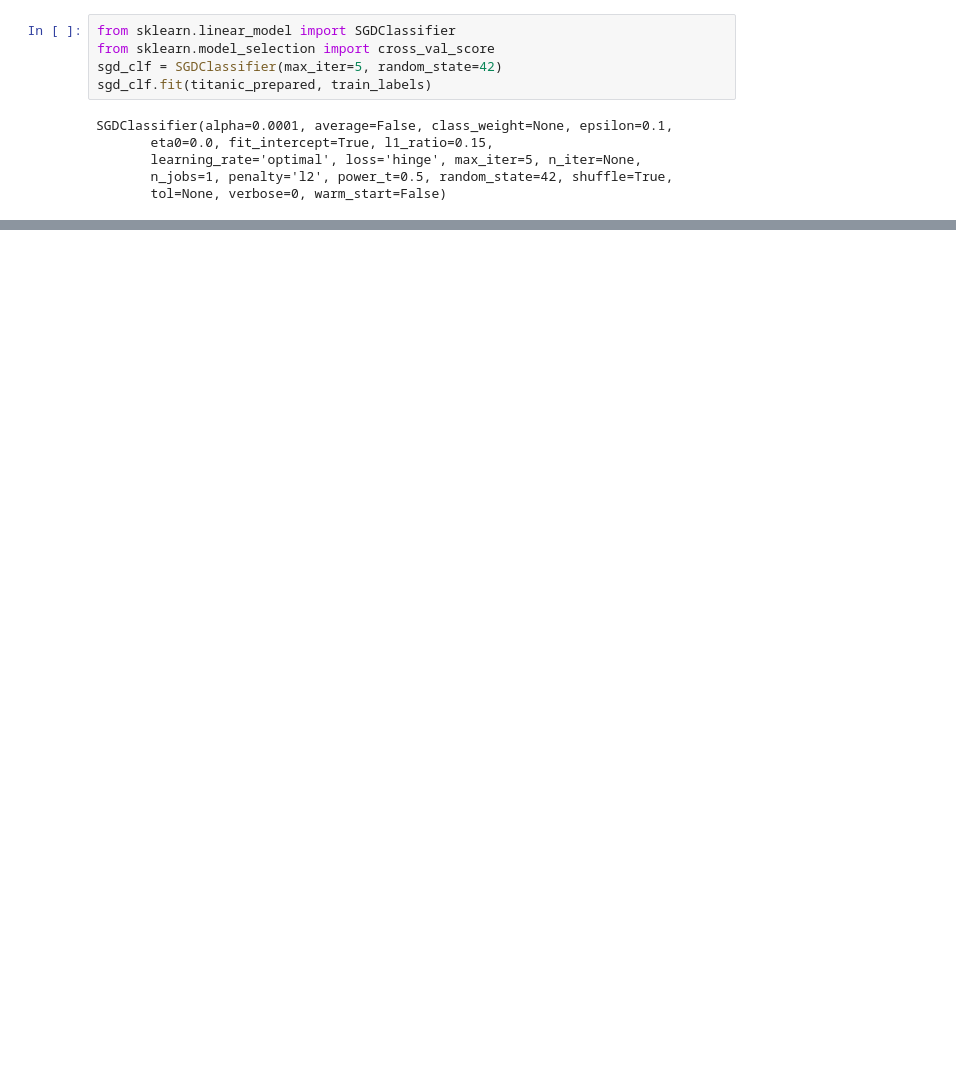
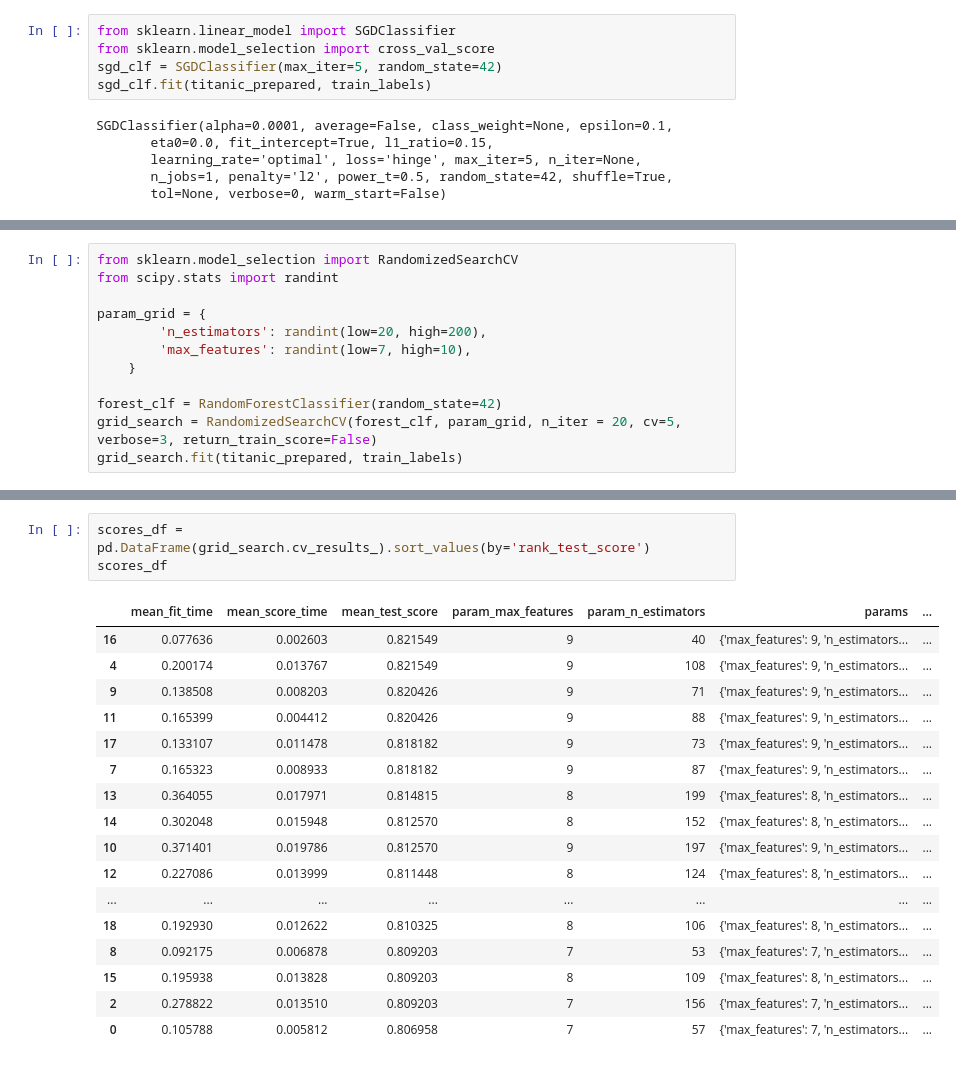
Before and after one commit to NickSandel/Titanic_ML_Intro, a Jupyter notebook: Titanic Final.ipynb, the cells around one changed output, grey strips where cells are left out. Drawn from its saved outputs; the diff is of its cells as text; blank space fills up the shorter version.

```diff
--- a/Titanic Final.ipynb
+++ b/Titanic Final.ipynb
@@ -185,0 +237,12 @@ array([0.80252101, 0.8185654 , 0.81434599])
+# %%
+from sklearn.model_selection import RandomizedSearchCV
+from scipy.stats import randint
+
+param_grid = {
+        'n_estimators': randint(low=20, high=200),
+        'max_features': randint(low=7, high=10),
+    }
+
+forest_clf = RandomForestClassifier(random_state=42)
+grid_search = RandomizedSearchCV(forest_clf, param_grid, n_iter = 20, cv=5, verbose=3, return_train_score=False)
+grid_search.fit(titanic_prepared, train_labels)
@@ -185,0 +324,21 @@ array([0.80252101, 0.8185654 , 0.81434599])
+# %%
+scores_df = pd.DataFrame(grid_search.cv_results_).sort_values(by='rank_test_score')
+scores_df
+# %% [output]
+|  | mean_fit_time | mean_score_time | mean_test_score | param_max_features | param_n_estimators | params | ... |
+| 16 | 0.077636 | 0.002603 | 0.821549 | 9 | 40 | {'max_features': 9, 'n_estimators... | ... |
+| 4 | 0.200174 | 0.013767 | 0.821549 | 9 | 108 | {'max_features': 9, 'n_estimators... | ... |
+| 9 | 0.138508 | 0.008203 | 0.820426 | 9 | 71 | {'max_features': 9, 'n_estimators... | ... |
+| 11 | 0.165399 | 0.004412 | 0.820426 | 9 | 88 | {'max_features': 9, 'n_estimators... | ... |
+| 17 | 0.133107 | 0.011478 | 0.818182 | 9 | 73 | {'max_features': 9, 'n_estimators... | ... |
+| 7 | 0.165323 | 0.008933 | 0.818182 | 9 | 87 | {'max_features': 9, 'n_estimators... | ... |
+| 13 | 0.364055 | 0.017971 | 0.814815 | 8 | 199 | {'max_features': 8, 'n_estimators... | ... |
+| 14 | 0.302048 | 0.015948 | 0.812570 | 8 | 152 | {'max_features': 8, 'n_estimators... | ... |
+| 10 | 0.371401 | 0.019786 | 0.812570 | 9 | 197 | {'max_features': 9, 'n_estimators... | ... |
+| 12 | 0.227086 | 0.013999 | 0.811448 | 8 | 124 | {'max_features': 8, 'n_estimators... | ... |
+| ... | ... | ... | ... | ... | ... | ... | ... |
+| 18 | 0.192930 | 0.012622 | 0.810325 | 8 | 106 | {'max_features': 8, 'n_estimators... | ... |
+| 8 | 0.092175 | 0.006878 | 0.809203 | 7 | 53 | {'max_features': 7, 'n_estimators... | ... |
+| 15 | 0.195938 | 0.013828 | 0.809203 | 8 | 109 | {'max_features': 8, 'n_estimators... | ... |
+| 2 | 0.278822 | 0.013510 | 0.809203 | 7 | 156 | {'max_features': 7, 'n_estimators... | ... |
+| 0 | 0.105788 | 0.005812 | 0.806958 | 7 | 57 | {'max_features': 7, 'n_estimators... | ... |
```
Also changed, not shown: parts of 15 cells of this notebook, 3 other files.
